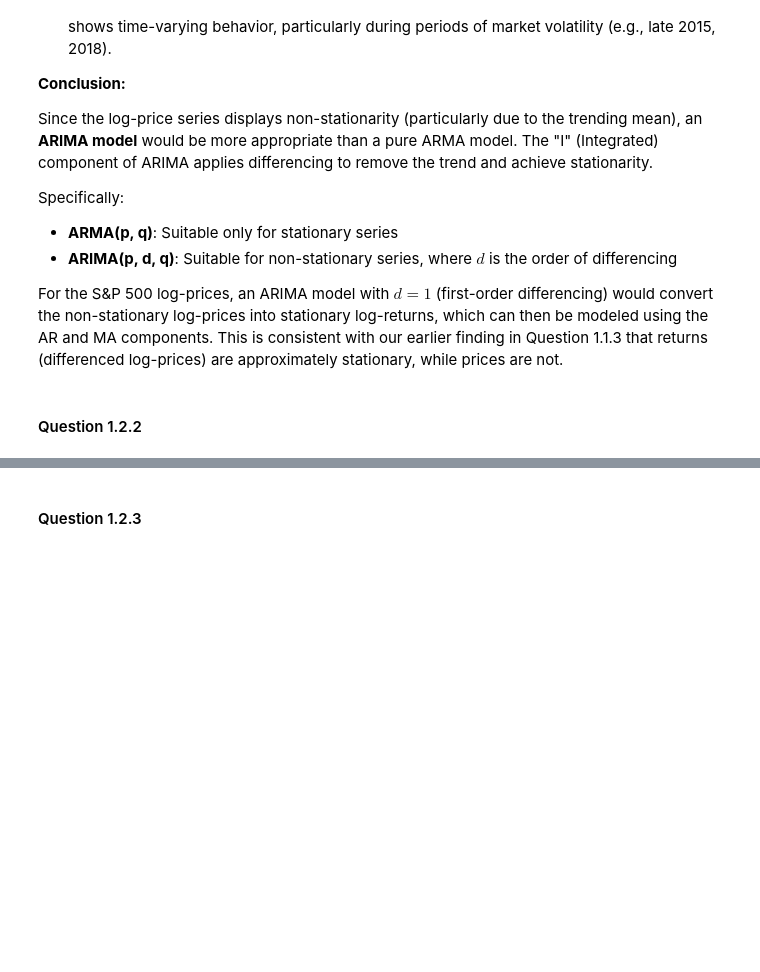
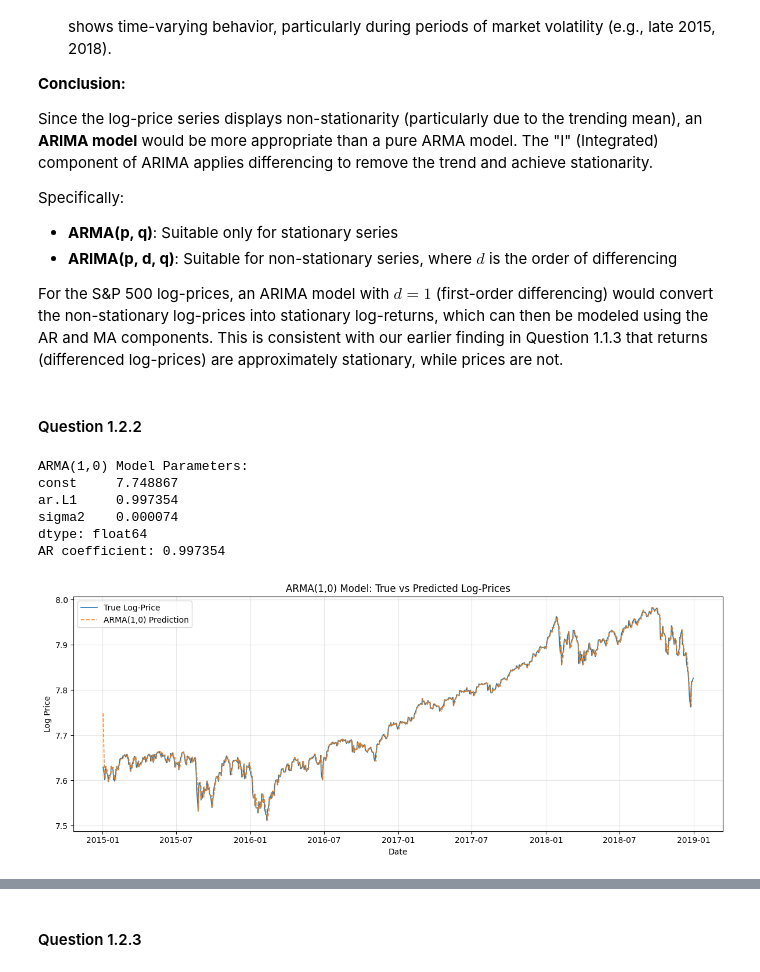
Before and after one commit to SamuelKhoo2003/Machine-Intelligence-For-Finance, a Jupyter notebook: mif_cw.ipynb, the cells around one changed output, grey strips where cells are left out. Drawn from its saved outputs; the diff is of its cells as text; code cells hidden in the pictures; blank space fills up the shorter version.

```diff
--- a/mif_cw.ipynb
+++ b/mif_cw.ipynb
@@ -240,3 +264,39 @@ Specifically:
 For the S&P 500 log-prices, an ARIMA model with $d=1$ (first-order differencing) would convert the non-stationary log-prices into stationary log-returns, which can then be modeled using the AR and MA components. This is consistent with our earlier finding in Question 1.1.3 that returns (differenced log-prices) are approximately stationary, while prices are not.
 # %% [markdown]
 #### Question 1.2.2
+# %%
+snp_arma = copy.deepcopy(snp_close)
+snp_arma.columns = ['True']
+
+# Fit AR(1) model directly to non-stationary log-prices
+model_arma = ARIMA(snp_arma, order=(1, 0, 0)).fit()
+
+# Extract residuals and predictions as specified
+snp_arma['Res'] = model_arma.resid
+snp_arma['Prediction'] = snp_arma['True'] - snp_arma['Res']
+
+# Inspect model parameters
+print("ARMA(1,0) Model Parameters:")
+print(model_arma.params)
+print(f"AR coefficient: {model_arma.params['ar.L1']:.6f}")
+
+# Plot true vs predicted
+plt.figure(figsize=(12, 5))
+plt.plot(snp_arma['True'], label='True Log-Price', linewidth=1.2)
+plt.plot(snp_arma['Prediction'], label='ARMA(1,0) Prediction',
+         linestyle='--', linewidth=1.2, alpha=0.9)
+plt.xlabel('Date')
+plt.ylabel('Log Price')
+plt.title('ARMA(1,0) Model: True vs Predicted Log-Prices')
+plt.legend()
+plt.grid(alpha=0.3)
+plt.tight_layout()
+plt.show()
+# %% [output]
+ARMA(1,0) Model Parameters:
+const     7.748867
+ar.L1     0.997354
+sigma2    0.000074
+dtype: float64
+AR coefficient: 0.997354
+[figure, added]
```
Also changed, not shown: parts of 7 cells of this notebook.
